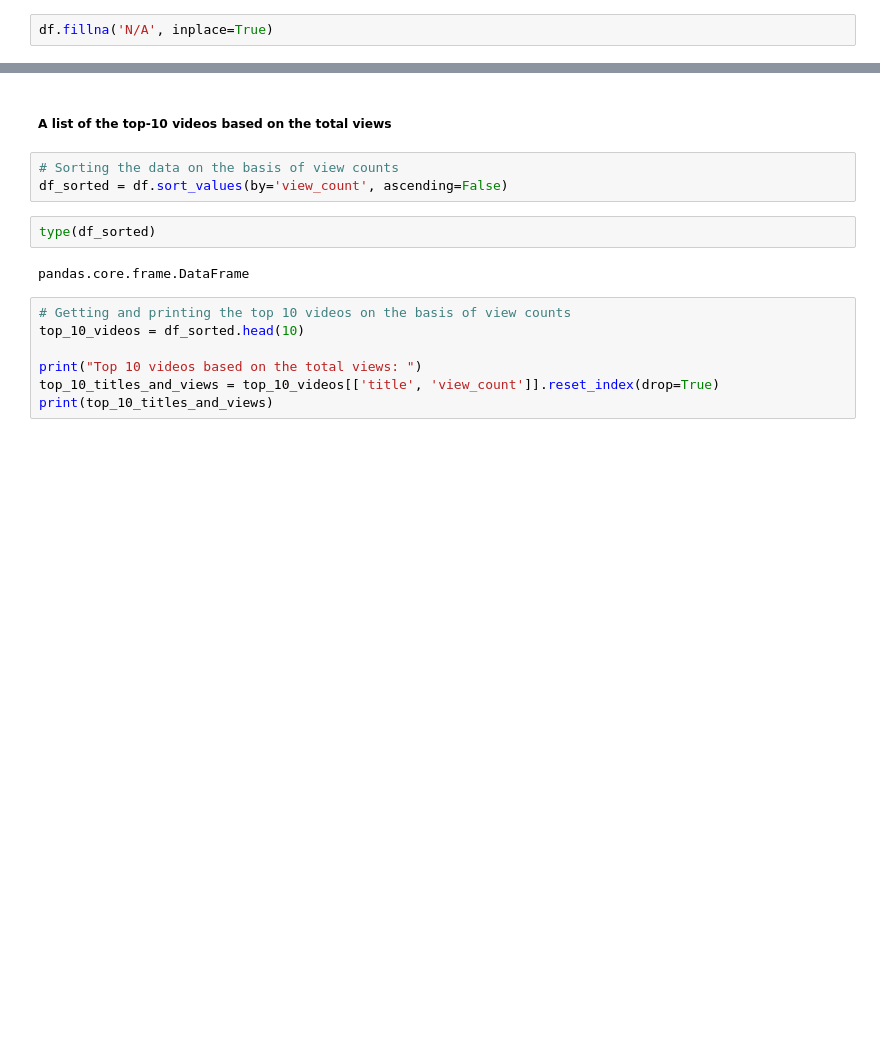
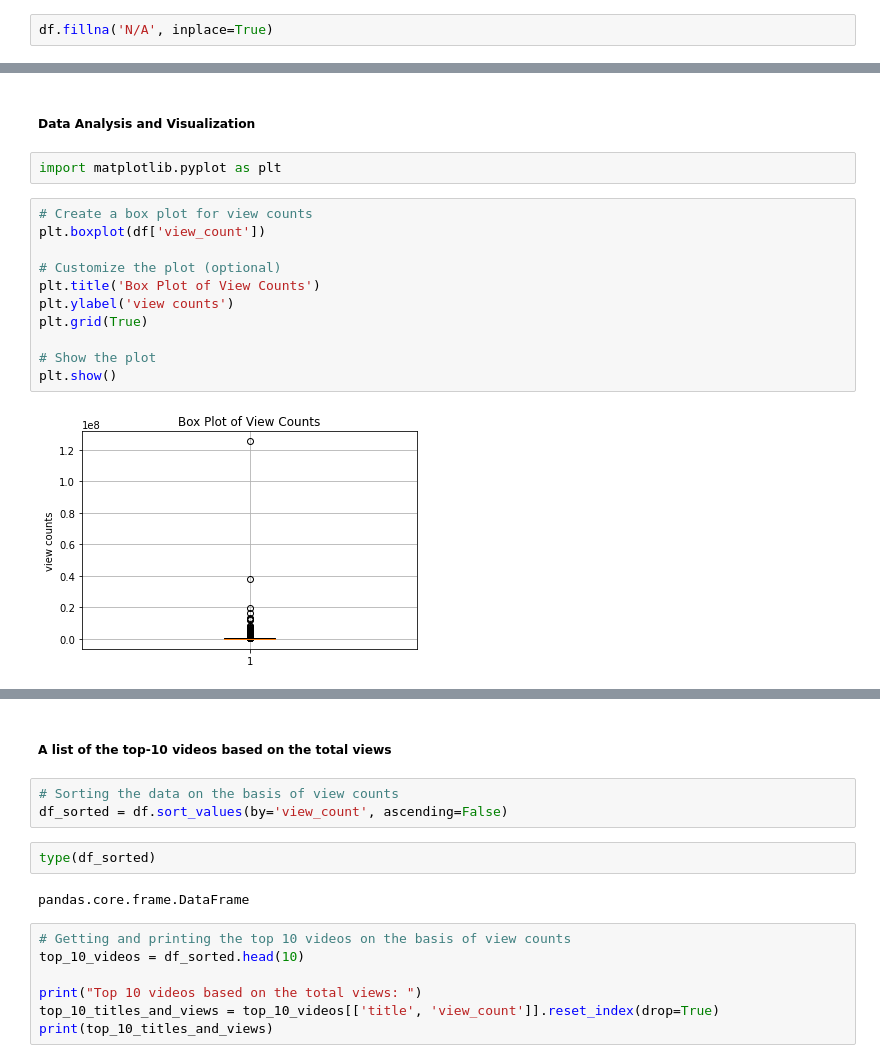
Before and after one commit to samirkhanal35/Youtube_data_analysis, a Jupyter notebook: main.ipynb, the cells around one changed output, grey strips where cells are left out. Saved outputs shown, nothing was run; the diff lists cells and outputs as text; blank space fills up the shorter version.

Commit message:
SK -Visualization and analysis added

```diff
--- a/main.ipynb
+++ b/main.ipynb
@@ -49,0 +169,17 @@ df.fillna('N/A', inplace=True)
+# %% [markdown]
+##### Data Analysis and Visualization
+# %%
+import matplotlib.pyplot as plt
+# %%
+# Create a box plot for view counts
+plt.boxplot(df['view_count'])
+
+# Customize the plot (optional)
+plt.title('Box Plot of View Counts')
+plt.ylabel('view counts')
+plt.grid(True)
+
+# Show the plot
+plt.show()
+# %% [output]
+[figure, added]
```
Also changed, not shown: parts of 41 cells of this notebook.
